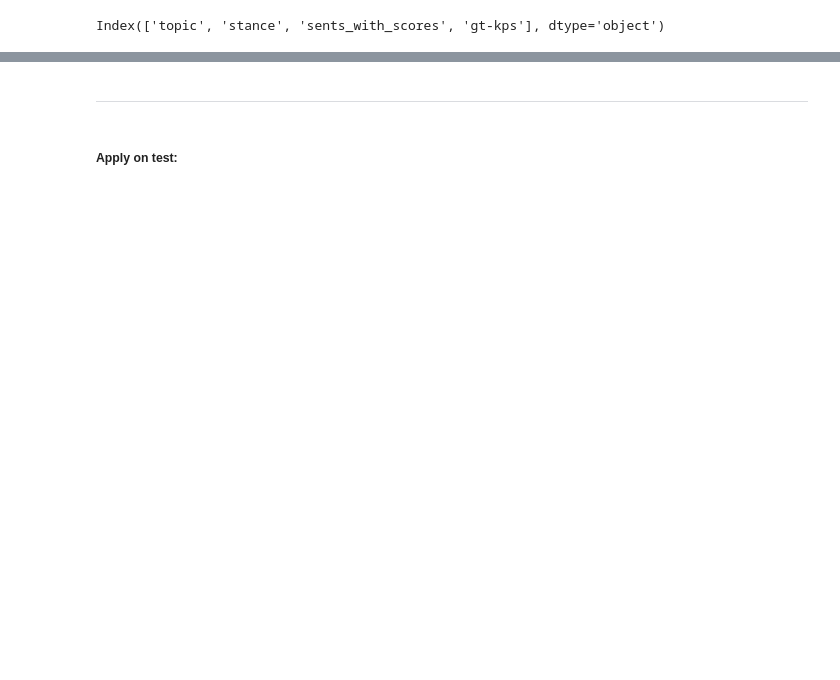
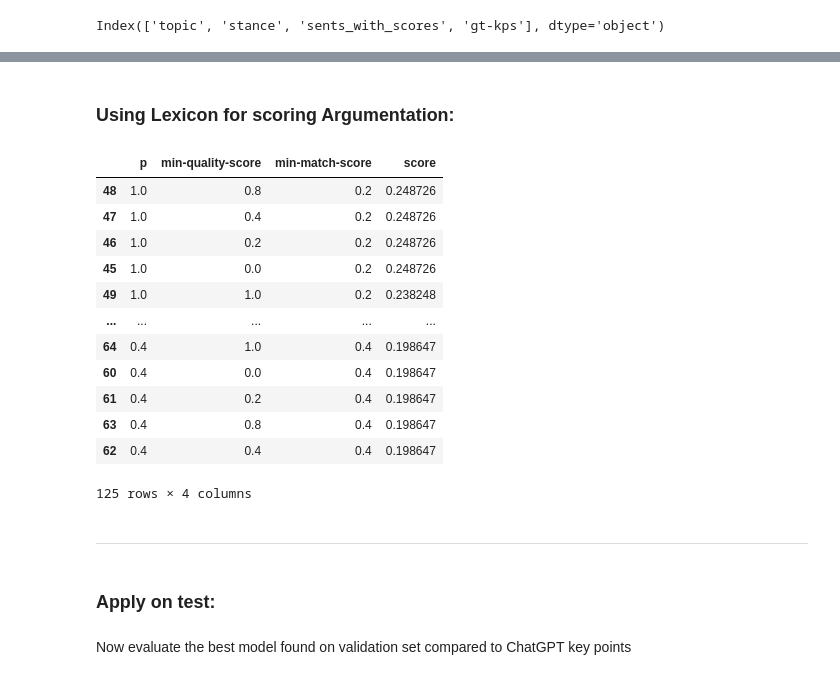
Before and after one commit to webis-de/argmining-21-keypoint-analysis-sharedtask-code, a Jupyter notebook: siamese-nn/src-ipynb/page-rank.ipynb, the cells around one changed output, grey strips where cells are left out. Drawn from its saved outputs; the diff is of its cells as text; code cells hidden in the pictures; blank space fills up the shorter version.

```diff
--- a/siamese-nn/src-ipynb/page-rank.ipynb
+++ b/siamese-nn/src-ipynb/page-rank.ipynb
@@ -187,0 +202,59 @@ scores_df.sort_values('score', ascending=False)
+# %% [markdown]
+### Using Lexicon for scoring Argumentation:
+# %%
+discourse_markers = ["for example", "such as", "for instance", "in the case of", "as revealed by",
+"illustrated by",
+"because", "so", "therefore", "thus", "consequently", "hence", "similariy",
+"likewise",
+"as with",
+"like", "equally", "in the same way", "first", "second ",
+"third,", "finally", "next", "meanwhile", "after", "then", "subsequently",
+"above all",
+"in particular", "especially", "significantly", "indeed", "notably", "but", "however",
+"although",
+"unless", "except", "apart from", "as long as", "if", "whereas", "instead of",
+"alternatively", "otherwise", "unlike", "on the other hand", "conversely"]
+# %%
+def get_sentences_lexicon_scores(sentences):
+    lexicon_file = open('../../data/ClaimLexicon.txt')
+    lexicon_contents = lexicon_file.read()
+    lexicon_claims = lexicon_contents.split(', ')
+    score_sentences = []
+    for sentence in sentences:
+        value = 1.0
+        for marker in discourse_markers:
+            if marker in sentence.lower():
+                value += 1
+        if any(claim_ind in sentence.lower() for claim_ind in lexicon_claims):
+            value += 1
+        score_sentences.append(value)
+    return score_sentences
+# %%
+#modify sentence_scores to be taken from the claim lecixon approach
+train_topics['sents_with_lexicon_scores'] = train_topics['sents_with_scores'].apply(lambda sents: list(zip([x[0] for x in sents], get_sentences_lexicon_scores([x[0] for x in sents]))))
+# %%
+scores = []
+for min_match_score in [0.0, 0.2, 0.4, 0.8, 1.0]:
+    for p in [0.0, 0.2, 0.4, 0.8, 1.0]:
+        for min_quality_score in [0.0, 0.2, 0.4, 0.8, 1.0]:
+            train_topics['ranked_sents'] = train_topics.apply(lambda row: apply_page_rank(row, p=p, min_quality_score=min_quality_score, min_match_score=min_match_score, arg_score_clm='sents_with_lexicon_scores'), axis=1)
+            train_topics['scores'] = train_topics.apply(lambda row: evalute_topic_by_rouge(row), axis=1)
+            score = np.mean(train_topics.scores.tolist())
+            scores.append([p, min_quality_score, min_match_score, score])
+# %%
+lexicon_scores_df = pd.DataFrame(scores, columns=['p', 'min-quality-score', 'min-match-score', 'score'])
+lexicon_scores_df.sort_values('score', ascending=False)
+# %% [output]
+|  | p | min-quality-score | min-match-score | score |
+| 48 | 1.0 | 0.8 | 0.2 | 0.248726 |
+| 47 | 1.0 | 0.4 | 0.2 | 0.248726 |
+| 46 | 1.0 | 0.2 | 0.2 | 0.248726 |
+| 45 | 1.0 | 0.0 | 0.2 | 0.248726 |
+| 49 | 1.0 | 1.0 | 0.2 | 0.238248 |
+| ... | ... | ... | ... | ... |
+| 64 | 0.4 | 1.0 | 0.4 | 0.198647 |
+| 60 | 0.4 | 0.0 | 0.4 | 0.198647 |
+| 61 | 0.4 | 0.2 | 0.4 | 0.198647 |
+| 63 | 0.4 | 0.8 | 0.4 | 0.198647 |
+| 62 | 0.4 | 0.4 | 0.4 | 0.198647 |
+125 rows × 4 columns
@@ -188,4 +263,6 @@ scores_df.sort_values('score', ascending=False)
 # %% [markdown]
 -------------
 # %% [markdown]
-##### Apply on test:
+### Apply on test:
+# %% [markdown]
+Now evaluate the best model found on validation set compared to ChatGPT key points
```
Also changed, not shown: parts of 45 cells of this notebook, 12 other files.
